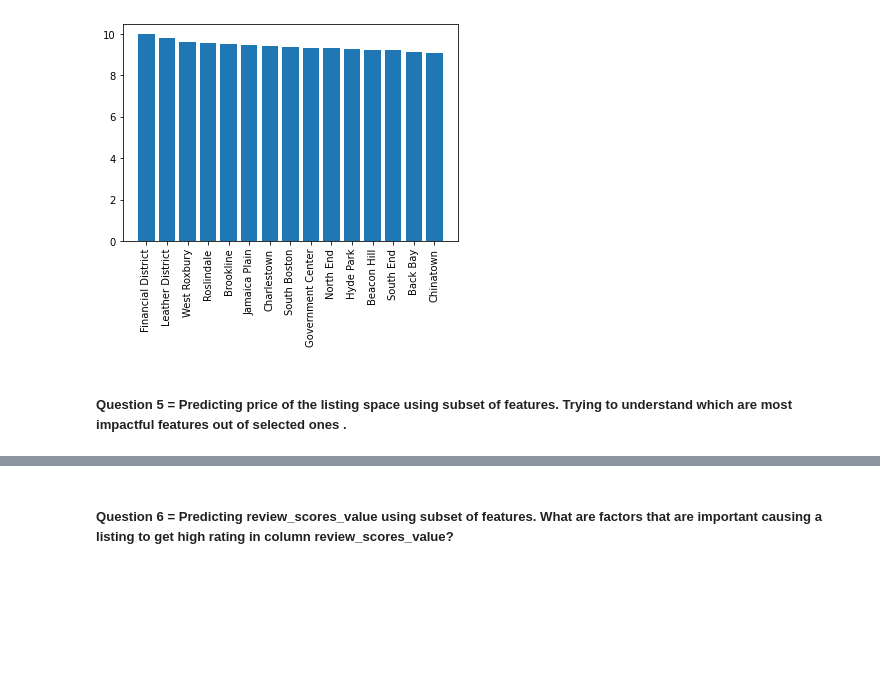
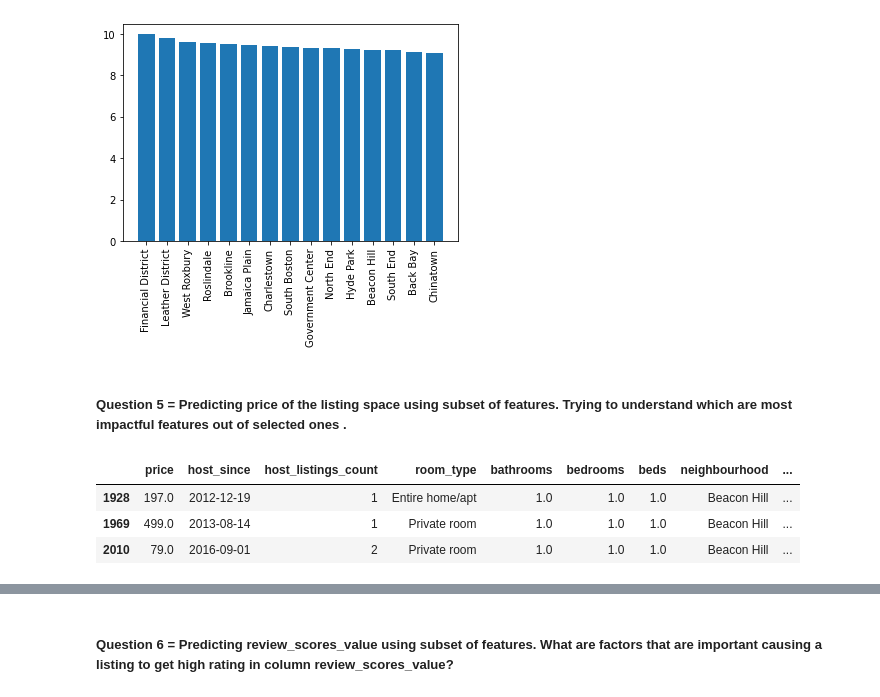
Before and after one commit to sdaphtardar/airbnb_dataset_analysis, a Jupyter notebook: AirBnB_Data_Analysis.ipynb, the cells around one changed output, grey strips where cells are left out. Saved outputs shown, nothing was run; the diff lists cells and outputs as text; code cells hidden in the pictures; blank space fills up the shorter version.

```diff
--- a/AirBnB_Data_Analysis.ipynb
+++ b/AirBnB_Data_Analysis.ipynb
@@ -1102,3 +1110,7 @@ dtype: object
+# %%
+df_predict_price['host_since_month'] = pd.DatetimeIndex(df_predict_price['host_since']).month
+# %%
+df_predict_price['host_since_day'] = pd.DatetimeIndex(df_predict_price['host_since']).day
 # %%
 df_predict_price.room_type.value_counts()
 # %% [output]
@@ -1124,0 +1168,4 @@ df_predict_price = df_predict_price.merge(cat_df, left_index=True, right_index=T
+# %%
+df_predict_price.zipcode.replace({' ':'','-':''}, regex=True, inplace=True)
+# %%
+df_predict_price.zipcode = df_predict_price.zipcode.astype('float')
@@ -2312,3 +2537,10 @@ plt.xticks(rotation=90);
 [figure]
 # %% [markdown]
 ##### Question 5 = Predicting price of the listing space using subset of features. Trying to understand which are most impactful features out of selected ones .
+# %%
+df_predict_price.sample(3)
+# %% [output]
+|  | price | host_since | host_listings_count | room_type | bathrooms | bedrooms | beds | neighbourhood | ... |
+| 1928 | 197.0 | 2012-12-19 | 1 | Entire home/apt | 1.0 | 1.0 | 1.0 | Beacon Hill | ... |
+| 1969 | 499.0 | 2013-08-14 | 1 | Private room | 1.0 | 1.0 | 1.0 | Beacon Hill | ... |
+| 2010 | 79.0 | 2016-09-01 | 2 | Private room | 1.0 | 1.0 | 1.0 | Beacon Hill | ... |
```
Also changed, not shown: parts of 62 cells of this notebook.
